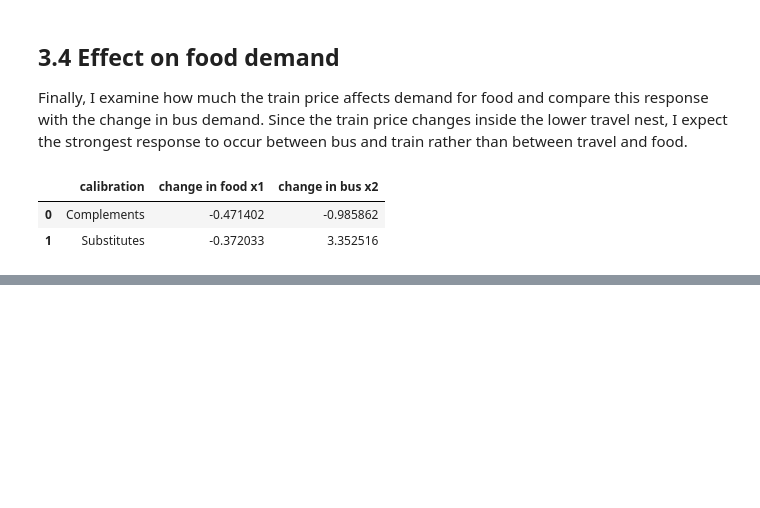
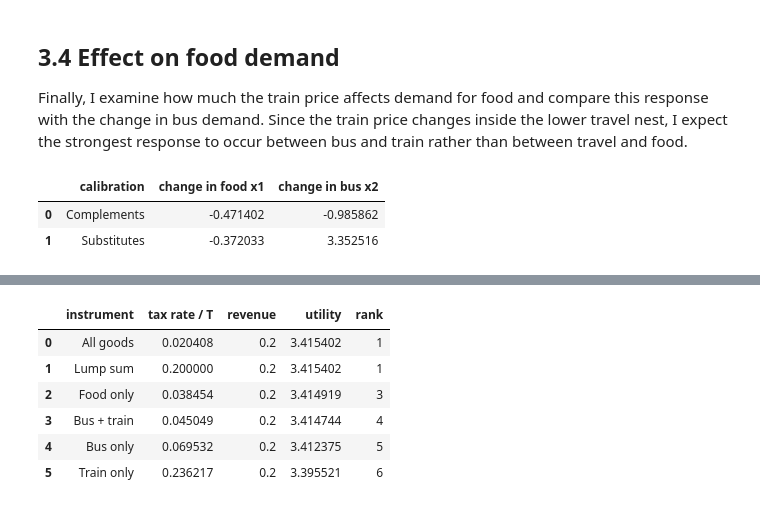
Before and after one commit to OttoBengtson/programming-for-economists, a Jupyter notebook: 02_modelproject/ModelProject.ipynb, the cells around one changed output, grey strips where cells are left out. Saved outputs shown, nothing was run; the diff lists cells and outputs as text; code cells hidden in the pictures; blank space fills up the shorter version.

```diff
--- a/02_modelproject/ModelProject.ipynb
+++ b/02_modelproject/ModelProject.ipynb
@@ -1489,0 +2089,15 @@ This difference reflects the nested preference structure. The price change occur
+# %%
+# b. I calculate the target-revenue table for the substitutes calibration
+target_substitutes = target_revenue_table(
+    sigma_B=3.00
+)
+
+target_substitutes.round(6)
+# %% [output]
+|  | instrument | tax rate / T | revenue | utility | rank |
+| 0 | All goods | 0.020408 | 0.2 | 3.415402 | 1 |
+| 1 | Lump sum | 0.200000 | 0.2 | 3.415402 | 1 |
+| 2 | Food only | 0.038454 | 0.2 | 3.414919 | 3 |
+| 3 | Bus + train | 0.045049 | 0.2 | 3.414744 | 4 |
+| 4 | Bus only | 0.069532 | 0.2 | 3.412375 | 5 |
+| 5 | Train only | 0.236217 | 0.2 | 3.395521 | 6 |
```
Also changed, not shown: parts of 23 cells of this notebook, 1 other file.
